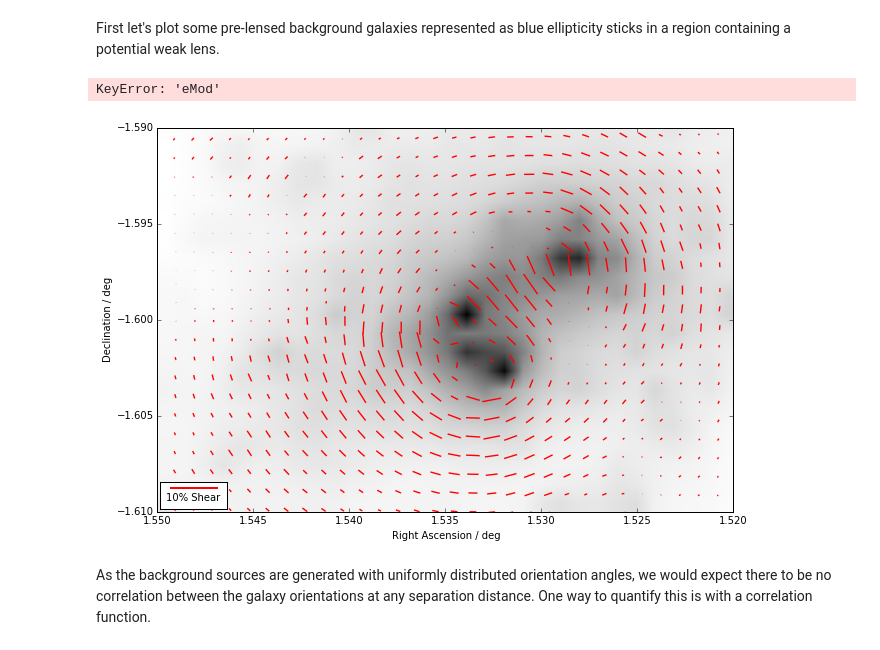
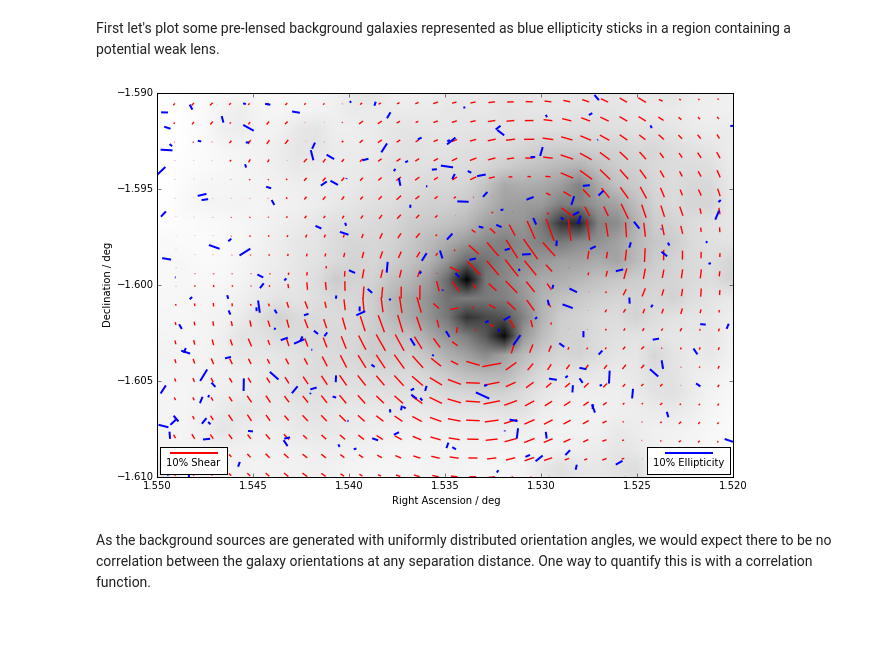
Before and after one commit to drphilmarshall/Pangloss, a Jupyter notebook: demos/VisualizingCorrelationFunction.ipynb, the cells around one changed output. Saved outputs shown, nothing was run; the diff lists cells and outputs as text; code cells hidden in the pictures.

Commit message:
Changed a plotting cell in `VisualizingCorrelationFunction` to be consistent with the new `BackgroundCatalog` plotting defaults.

```diff
--- a/demos/VisualizingCorrelationFunction.ipynb
+++ b/demos/VisualizingCorrelationFunction.ipynb
@@ -32,10 +32,9 @@ First let's plot some pre-lensed background galaxies represented as blue ellipti
 # %%
 K.plot(subplot=[1.55,1.52,-1.61,-1.59])
 S.plot()
-B.plot(graph='stick')
+B.plot(graph='stick',lensed=False)
 # %% [output]
-KeyError: 'eMod'
-[figure, old version]
+[figure, new version]
 # %% [markdown]
 As the background sources are generated with uniformly distributed orientation angles, we would expect there to be no correlation between the galaxy orientations at any separation distance. One way to quantify this is with a correlation function.
 # %% [markdown]
```
Also changed, not shown: parts of 11 cells of this notebook.
